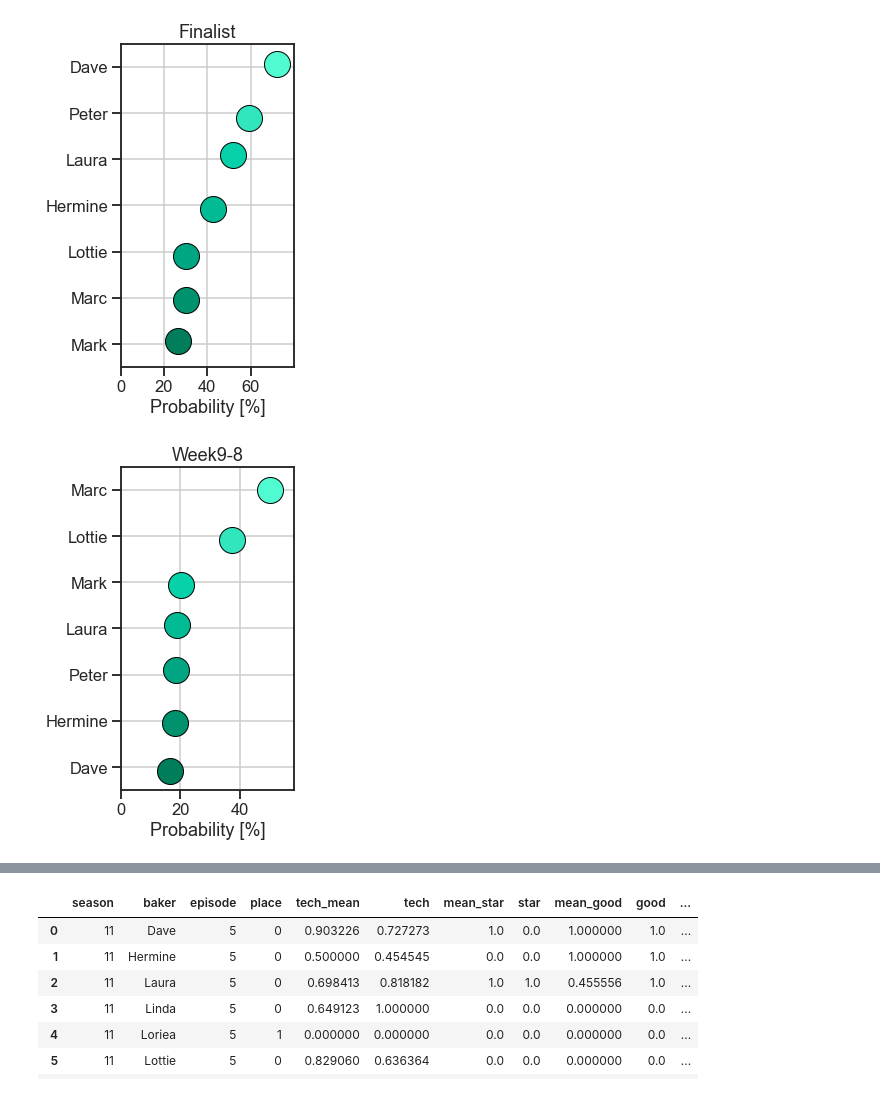
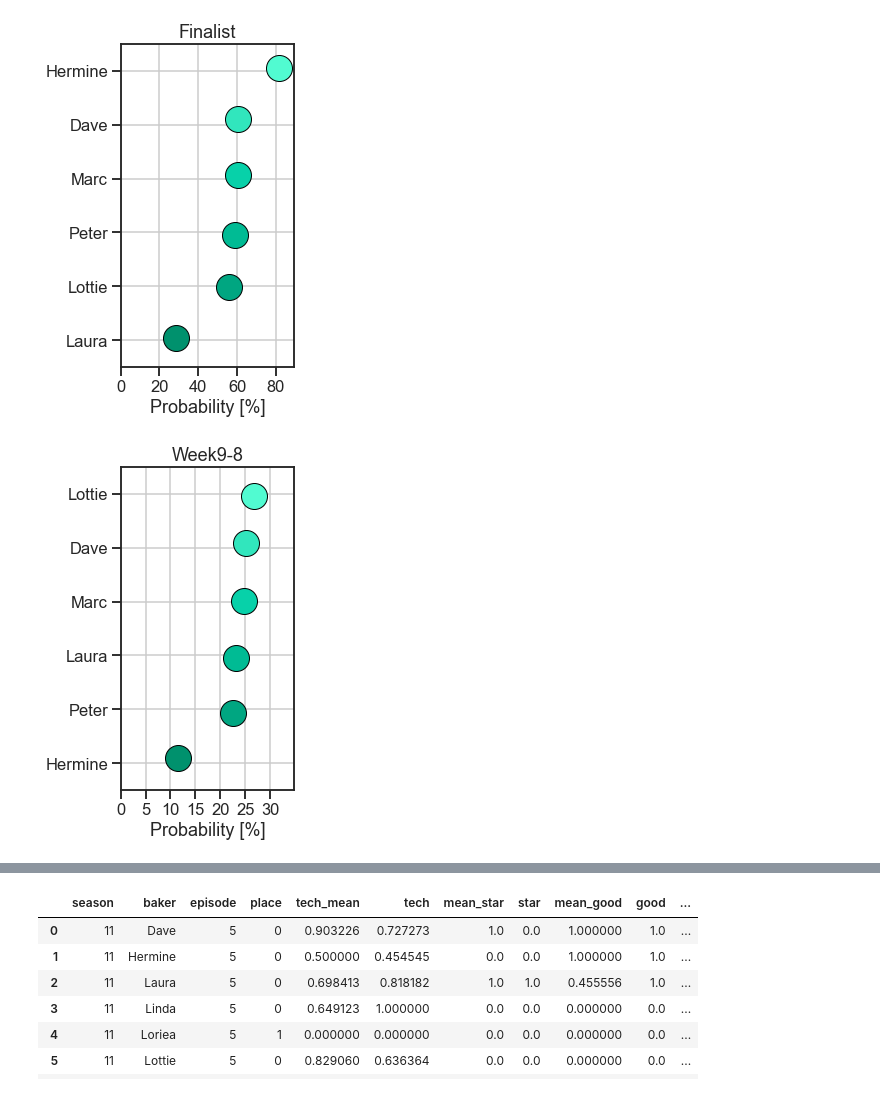
Before and after one commit to dantaki/DeepBake, a Jupyter notebook: NOTEBOOKS/S11/running_predictions_plots.ipynb, the cells around one changed output, grey strips where cells are left out. Cells and saved outputs as stored; diff of their text form; code cells hidden in the pictures.

```diff
--- a/NOTEBOOKS/S11/running_predictions_plots.ipynb
+++ b/NOTEBOOKS/S11/running_predictions_plots.ipynb
@@ -14,7 +14,7 @@ warnings.simplefilter("ignore")
 from datetime import datetime
 def timestamp(): return datetime.today().strftime('%Y%m%d')
 # %%
-E=6
+E=7
 df = pd.read_csv("deepbake_s11.week{}_preditions.txt".format(E),sep="\t")
 df.head(20)
 # %% [output]
@@ -34,7 +34,7 @@ df.head(20)
 # %%
 pred = ['finalist','top3','thirdforth','fifthseventh','bottom']
 labs = ['Winner','Finalist','Week9-8','Week7-5','Week4-1']
-losers = ['Loriea','Mak','Rowan','Sura','Linda']
+losers = ['Loriea','Mak','Rowan','Sura','Linda','Mark']
 pal=['#002100', '#003217', '#004328', '#005638', '#006949', '#007d5b', '#00916d', '#00a681', '#00bb94', '#07d1a9', '#31e6bd', '#51fbd1']
 pal=list(reversed(pal))
 for i,p in enumerate(pred):
@@ -67,2 +67,2 @@ for i,p in enumerate(pred):
-[figure, old version]
+[figure, new version]
-[figure, old version]
+[figure, new version]
```
Also changed, not shown: parts of 2 cells of this notebook, 21 other files.
